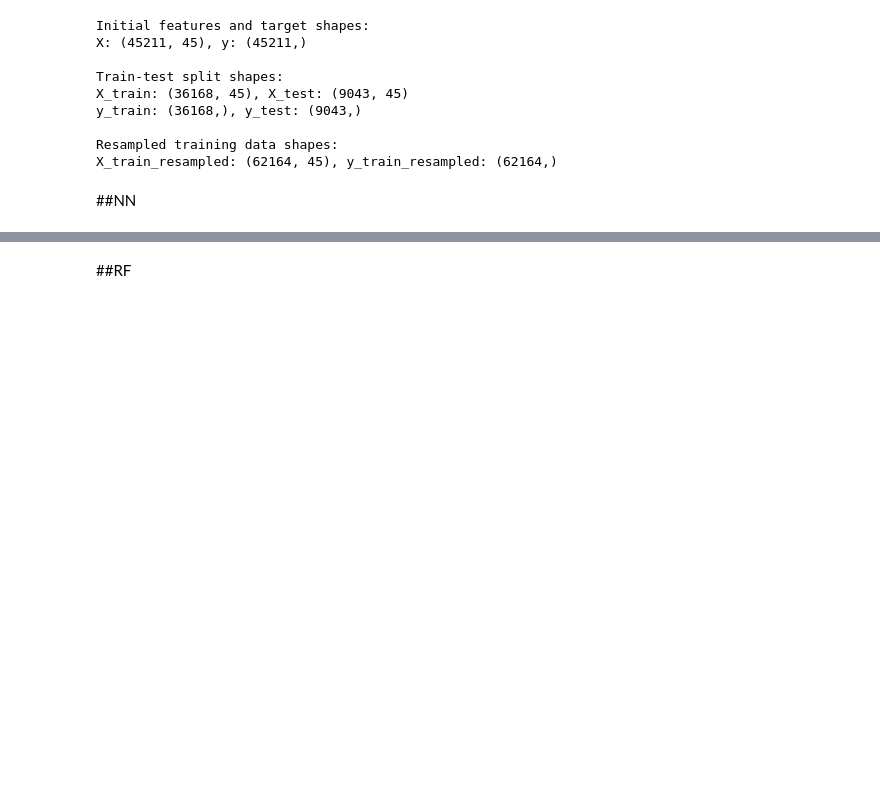
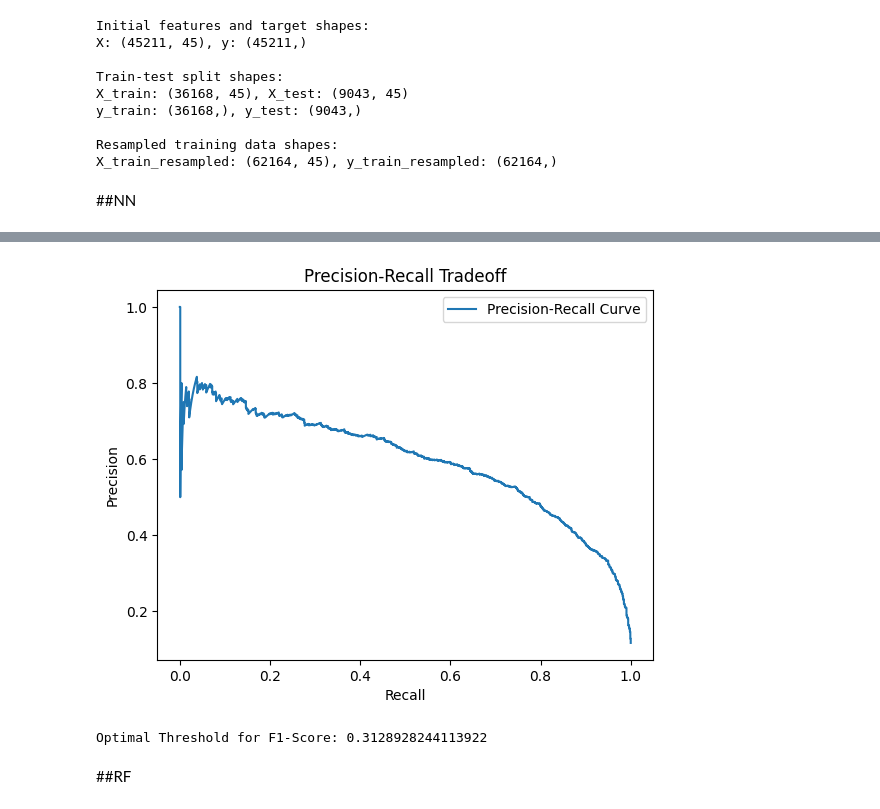
Before and after one commit to Sazul19/bank-marketing-prediction, a Jupyter notebook: notebooks/model_training.ipynb, the cells around one changed output, grey strips where cells are left out. Cells and saved outputs as stored; diff of their text form; code cells hidden in the pictures; blank space fills up the shorter version.

```diff
--- a/notebooks/model_training.ipynb
+++ b/notebooks/model_training.ipynb
@@ -81,13 +84,24 @@ def build_and_train_neural_network(X_train, y_train):
         Dropout(0.2),
         Dense(1, activation='sigmoid')
     ])
-
+    def focal_loss(alpha=0.25, gamma=2.0):
+      def loss(y_true, y_pred):
+        binary_crossentropy = tf.keras.losses.binary_crossentropy(y_true, y_pred)
+        pt = tf.where(tf.equal(y_true, 1), y_pred, 1 - y_pred)
+        return tf.reduce_mean(alpha * tf.pow(1. - pt, gamma) * binary_crossentropy)
+      return loss
     # Compile the Neural Network
-    nn_model.compile(optimizer='adam', loss='binary_crossentropy', metrics=['accuracy'])
+    nn_model.compile(optimizer='adam', loss=focal_loss(alpha=0.25, gamma=2.0), metrics=['accuracy'])
+    class_weights =   {0:1.0, 1:8}
 
     # Train the Neural Network
+
     early_stopping = EarlyStopping(monitor='val_loss', patience=5, restore_best_weights=True)
-    history = nn_model.fit(X_train_scaled, y_train, validation_split=0.2, epochs=50,
-                       batch_size=64, callbacks=[early_stopping])
+    history = nn_model.fit(X_train_scaled, y_train, validation_split=0.2,
+                            epochs=50,
+                        batch_size=64,
+                        class_weight=class_weights,
+                            callbacks=[early_stopping])
+
 
     return nn_model, scaler
@@ -128,0 +108,50 @@ ROC-AUC Score: 0.9243488203898377
+# %%
+
+nn_model, scaler = build_and_train_neural_network(X_train, y_train)
+
+from sklearn.metrics import classification_report, roc_auc_score
+import numpy as np
+
+# Scale the test set using the fitted scaler
+X_test_scaled = scaler.transform(X_test)
+
+# Predict probabilities for the test set
+y_prob = nn_model.predict(X_test_scaled)
+
+# Thresholds to test
+thresholds_to_test = [0.3]
+
+for threshold in thresholds_to_test:
+    # Adjust predictions based on the threshold
+    y_pred_adjusted = (y_prob > threshold).astype("int32")
+
+    print(f"\nThreshold: {threshold}")
+
+    # Evaluate the model
+    print("Classification Report:")
+    print(classification_report(y_test, y_pred_adjusted))
+
+    # Calculate and print the ROC-AUC score
+    roc_auc = roc_auc_score(y_test, y_prob)
+    print("ROC-AUC Score:", roc_auc)
+
+
+from sklearn.metrics import precision_recall_curve
+import matplotlib.pyplot as plt
+
+# Get probabilities and compute precision-recall curve
+precisions, recalls, thresholds = precision_recall_curve(y_test, y_prob)
+
+# Plot the curve
+plt.plot(recalls, precisions, label='Precision-Recall Curve')
+plt.xlabel('Recall')
+plt.ylabel('Precision')
+plt.title('Precision-Recall Tradeoff')
+plt.legend()
+plt.show()
+
+# Identify threshold for balanced precision and recall
+f1_scores = 2 * (precisions * recalls) / (precisions + recalls)
+best_threshold = thresholds[np.argmax(f1_scores)]
+print(f"Optimal Threshold for F1-Score: {best_threshold}")
+# %% [output]
@@ -129,3 +175,5 @@ ROC-AUC Score: 0.9243488203898377
+[figure, added]
+Optimal Threshold for F1-Score: 0.3128928244113922
 # %% [markdown]
 ##RF
 # %%
```
Also changed, not shown: parts of 5 cells of this notebook.
